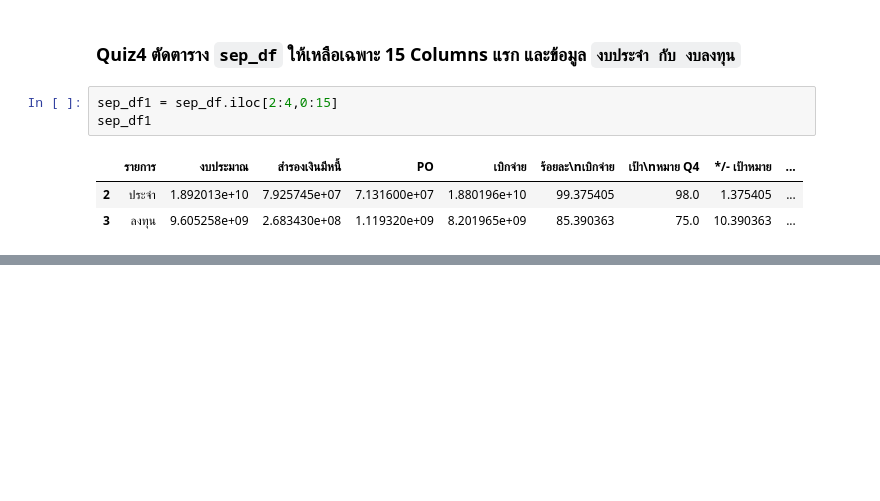
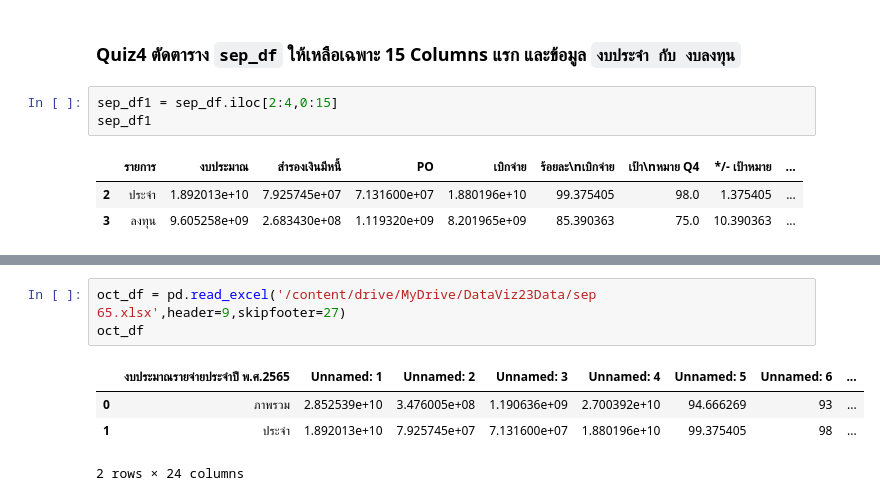
Before and after one commit to Triiplech4554/pyton_dataviz2023, a Jupyter notebook: Pandas102.ipynb, the cells around one changed output, grey strips where cells are left out. Cells and saved outputs as stored; diff of their text form; blank space fills up the shorter version.

```diff
--- a/Pandas102.ipynb
+++ b/Pandas102.ipynb
@@ -103,0 +122,8 @@ sep_df1
+# %%
+oct_df = pd.read_excel('/content/drive/MyDrive/DataViz23Data/sep 65.xlsx',header=9,skipfooter=27)
+oct_df
+# %% [output]
+|  | งบประมาณรายจ่ายประจำปี พ.ศ.2565 | Unnamed: 1 | Unnamed: 2 | Unnamed: 3 | Unnamed: 4 | Unnamed: 5 | Unnamed: 6 | ... |
+| 0 | ภาพรวม | 2.852539e+10 | 3.476005e+08 | 1.190636e+09 | 2.700392e+10 | 94.666269 | 93 | ... |
+| 1 | ประจำ | 1.892013e+10 | 7.925745e+07 | 7.131600e+07 | 1.880196e+10 | 99.375405 | 98 | ... |
+2 rows × 24 columns
```
Also changed, not shown: parts of 6 cells of this notebook.
